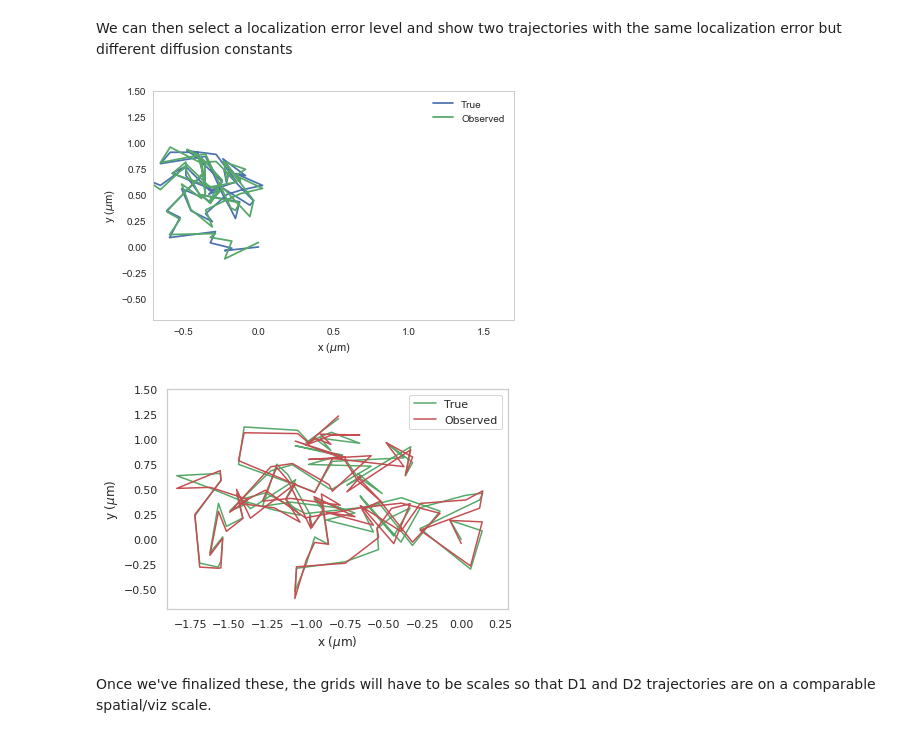
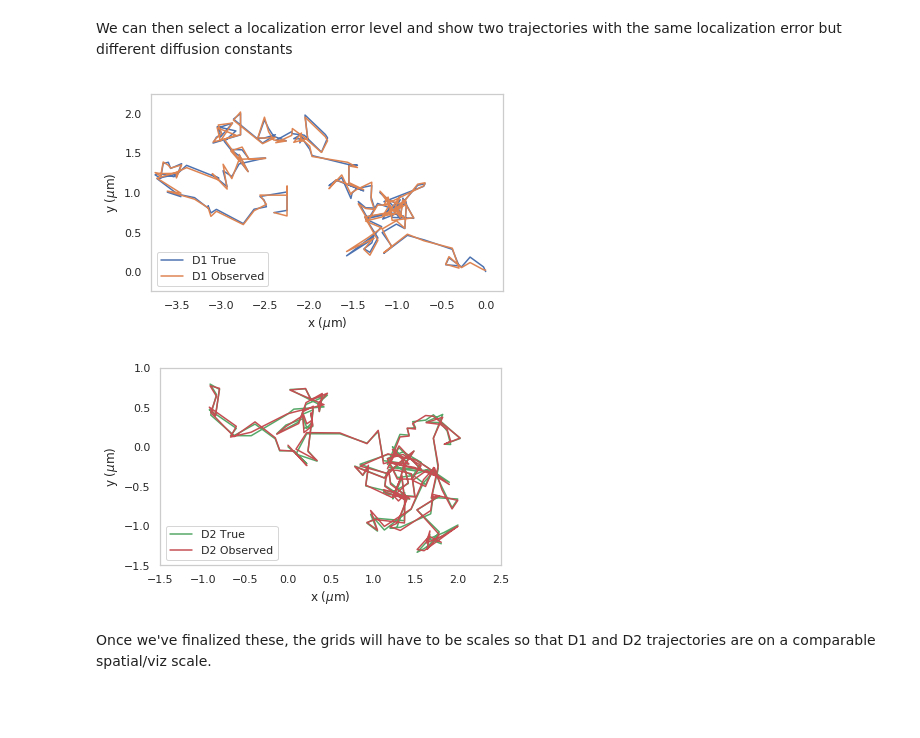
Before and after one commit to AllenCellModeling/diffusive_distinguishability, a Jupyter notebook: diffusive_distinguishability/figure_production.ipynb, the cells around one changed output. Cells and saved outputs as stored; diff of their text form; code cells hidden in the pictures; blank space fills up the shorter version.

```diff
--- a/diffusive_distinguishability/figure_production.ipynb
+++ b/diffusive_distinguishability/figure_production.ipynb
@@ -24,8 +24,9 @@ def plot_2D_ex_traj(df, c, title, xlim=None, ylim=None):
     else:
         c1 = palette[2]
         c2 = palette[3]
-    plt.plot([x[0] for x in df['x']], [x[1] for x in df['x']], label='True', color=c1)
-    plt.plot([x[0] for x in df['x']], [x[1] for x in df['x_obs']], label='Observed', color=c2);
+    plt.figure(figsize=[6,3.75])
+    plt.plot([x[0] for x in df['x']], [x[1] for x in df['x']], label='D1 True', color=c1)
+    plt.plot([x[0] for x in df['x']], [x[1] for x in df['x_obs']], label='D1 Observed', color=c2);
     plt.xlabel(r'x ($\mu$m)')
     plt.ylabel(r'y ($\mu$m)')
     if xlim is not None:
@@ -34,7 +35,7 @@ def plot_2D_ex_traj(df, c, title, xlim=None, ylim=None):
     if ylim is not None:
         ax = plt.gca()
         ax.set_ylim(ylim)
-    plt.legend();
+    plt.legend(loc='lower left');
     plt.tight_layout()
     plt.savefig(title, format='pdf')
     return df
@@ -115,17 +119,17 @@ df = simulate_diffusion_error(2, D1, 15, 1, err_list)
 We can then select a localization error level and show two trajectories with the same localization error but different diffusion constants
 # %%
 D1 = 0.01
-df1 = df = hd.simulate_diffusion_df(n_dim = 2, d_const = D1, n_steps = 150, dt = 1, loc_std = 0.05)
-D2 = 1.25*D1
-df2 = df = hd.simulate_diffusion_df(n_dim = 2, d_const = D2, n_steps = 150, dt = 1, loc_std = 0.05)
+df1 = df = hd.simulate_diffusion_df(n_dim = 2, d_const = D1, n_steps = 150, dt = 1, loc_std = 0.03)
+D2 = 1.5*D1
+df2 = df = hd.simulate_diffusion_df(n_dim = 2, d_const = D2, n_steps = 150, dt = 1, loc_std = 0.03)
 # %%
-plot_2D_ex_traj(df1, 1, 'traj1.pdf',xlim=[-0.7, 1.7], ylim=[-0.7, 1.5]);
+plot_2D_ex_traj(df1, 1, 'traj1.pdf', xlim=[-3.8, 0.2], ylim=[-0.25,2.25]);
 # %% [output]
-[figure, old version]
+[figure, new version]
 # %%
-plot_2D_ex_traj(df2, 2, 'traj2.pdf', xlim=[-1.9, 0.3], ylim=[-0.7, 1.5]);
+plot_2D_ex_traj(df2, 2, 'traj2.pdf', xlim=[-1.5, 2.5], ylim=[-1.5, 1]);
 # %% [output]
-[figure, old version]
+[figure, new version]
 # %% [markdown]
 Once we've finalized these, the grids will have to be scales so that D1 and D2 trajectories are on a comparable spatial/viz scale.
 # %% [markdown]
```
Also changed, not shown: parts of 11 cells of this notebook.
